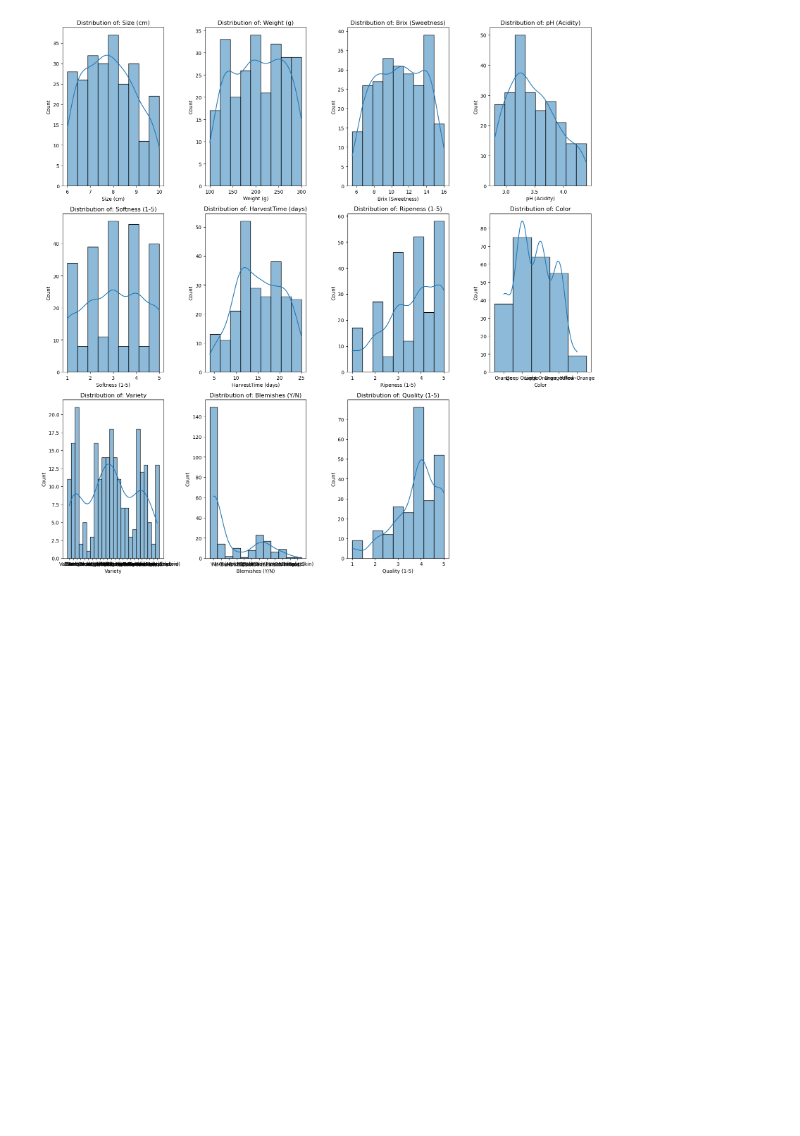
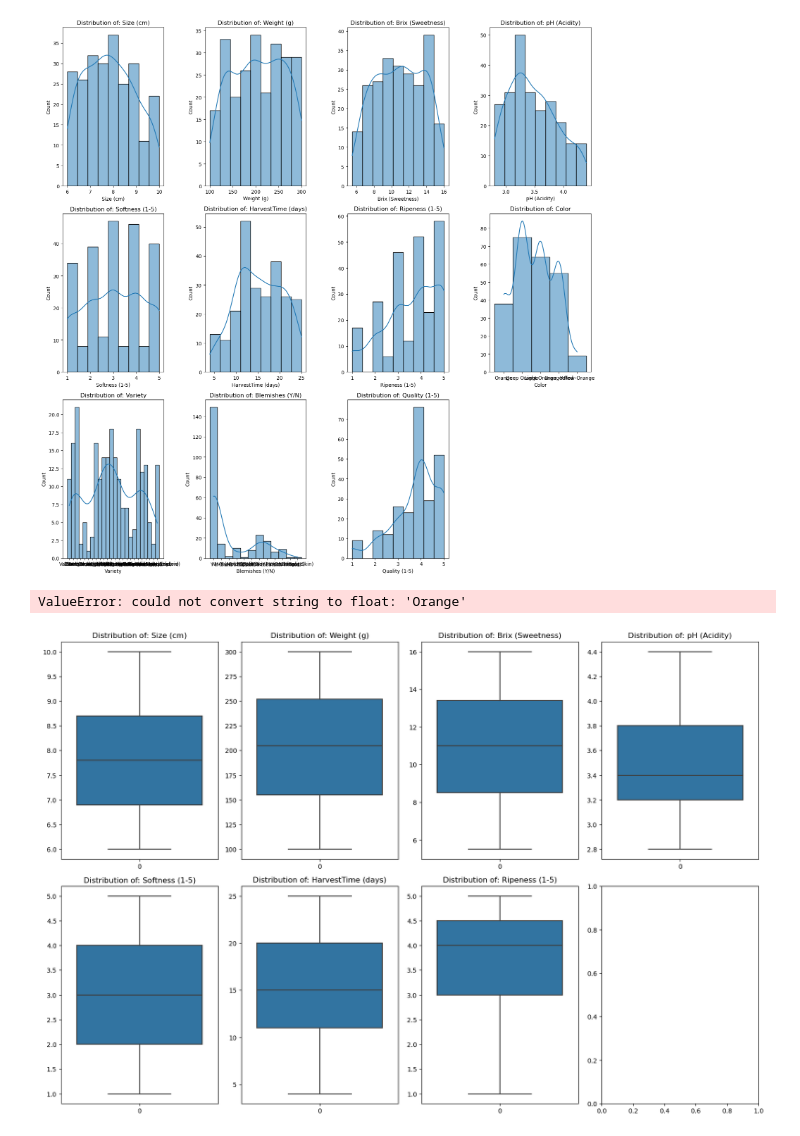
Before and after one commit to MaukanMir/Orange-Quality-Classifier, a Jupyter notebook: training.ipynb, the cells around one changed output. Saved outputs shown, nothing was run; the diff lists cells and outputs as text; code cells hidden in the pictures; blank space fills up the shorter version.

```diff
--- a/training.ipynb
+++ b/training.ipynb
@@ -206,3 +206,17 @@ for i, col in enumerate(df.columns):
   plt.plot()
 # %% [output]
 [figure]
+# %%
+plt.figure(figsize=(16,16))
+num_plots = len(df.columns)
+rows = (num_plots +3)//4
+
+for i, col in enumerate(df.columns):
+  plt.subplot(rows, 4, i+1)
+  sns.boxplot(df[col])
+  plt.title(f"Distribution of: {col}")
+  plt.tight_layout()
+  plt.plot()
+# %% [output]
+ValueError: could not convert string to float: 'Orange'
+[figure, added]
```
